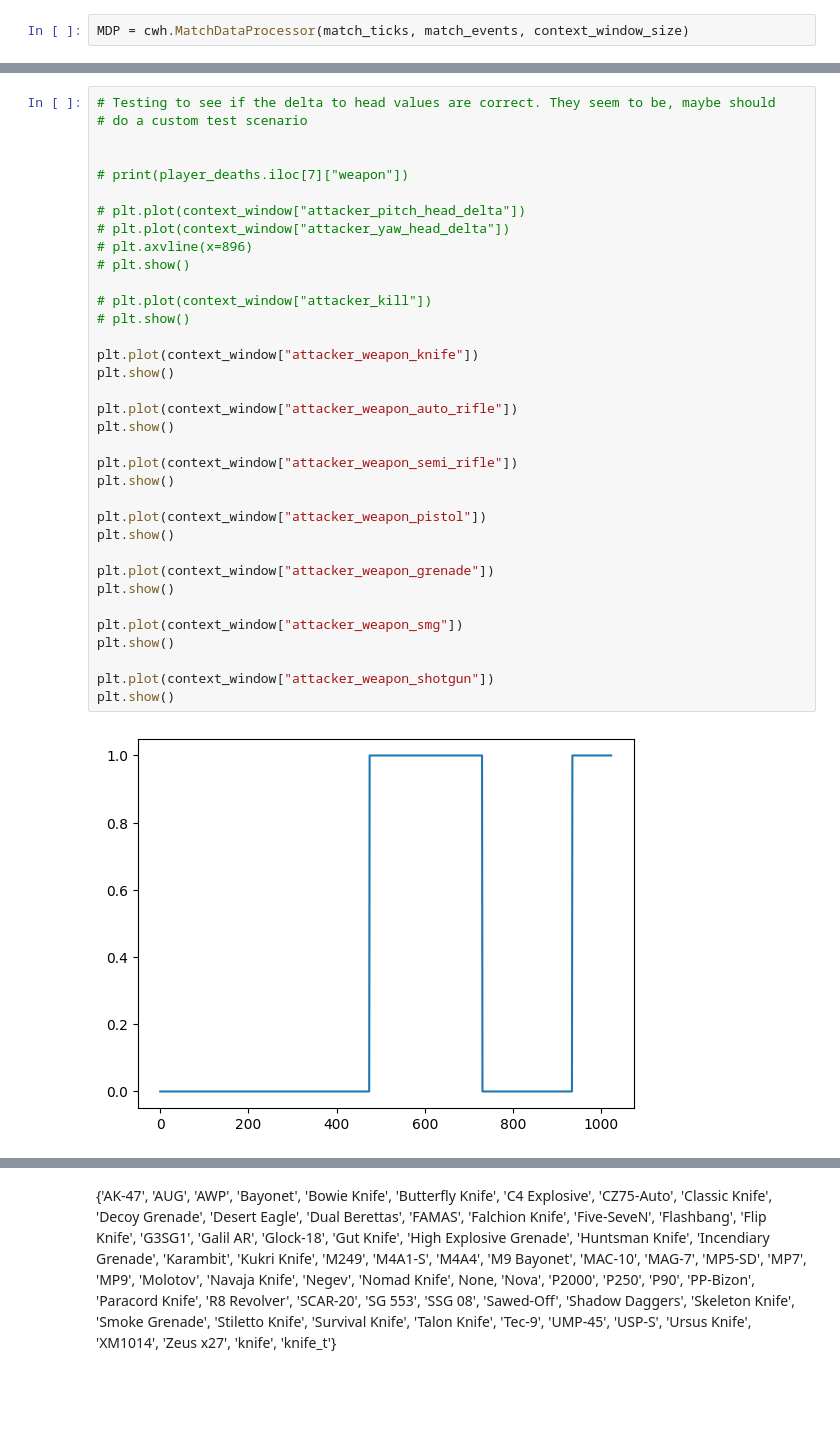
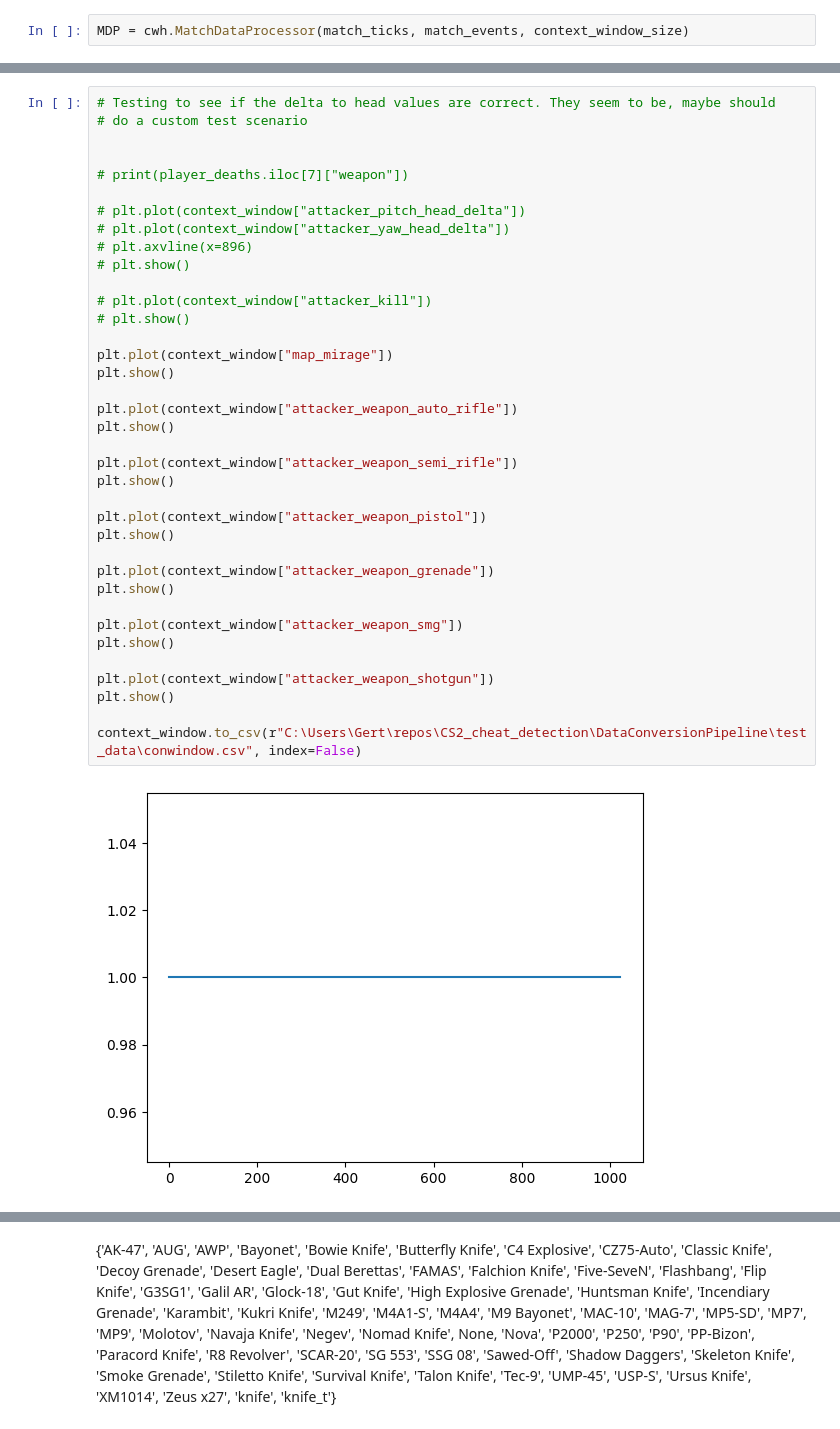
Before and after one commit to Pinkvinus/CS2_cheat_detection, a Jupyter notebook: DataConversionPipeline/pipeline_dev.ipynb, the cells around one changed output, grey strips where cells are left out. Saved outputs shown, nothing was run; the diff lists cells and outputs as text; blank space fills up the shorter version.

```diff
--- a/DataConversionPipeline/pipeline_dev.ipynb
+++ b/DataConversionPipeline/pipeline_dev.ipynb
@@ -163,35 +194,37 @@ for i in range(0,len(start_ticks)):
 # print(player_deaths.iloc[7]["weapon"])
 
 # plt.plot(context_window["attacker_pitch_head_delta"])
 # plt.plot(context_window["attacker_yaw_head_delta"])
 # plt.axvline(x=896)
 # plt.show()
 
 # plt.plot(context_window["attacker_kill"])
 # plt.show()
 
-plt.plot(context_window["attacker_weapon_knife"])
+plt.plot(context_window["map_mirage"])
 plt.show()
 
 plt.plot(context_window["attacker_weapon_auto_rifle"])
 plt.show()
 
 plt.plot(context_window["attacker_weapon_semi_rifle"])
 plt.show()
 
 plt.plot(context_window["attacker_weapon_pistol"])
 plt.show()
 
 plt.plot(context_window["attacker_weapon_grenade"])
 plt.show()
 
 plt.plot(context_window["attacker_weapon_smg"])
 plt.show()
 
 plt.plot(context_window["attacker_weapon_shotgun"])
 plt.show()
+
+context_window.to_csv(r"C:\Users\Gert\repos\CS2_cheat_detection\DataConversionPipeline\test_data\conwindow.csv", index=False)
 # %% [output]
-[figure, old version]
+[figure, new version]
 [figure]
 [figure]
 [figure]
```
Also changed, not shown: parts of 2 cells of this notebook, 1 other file.
